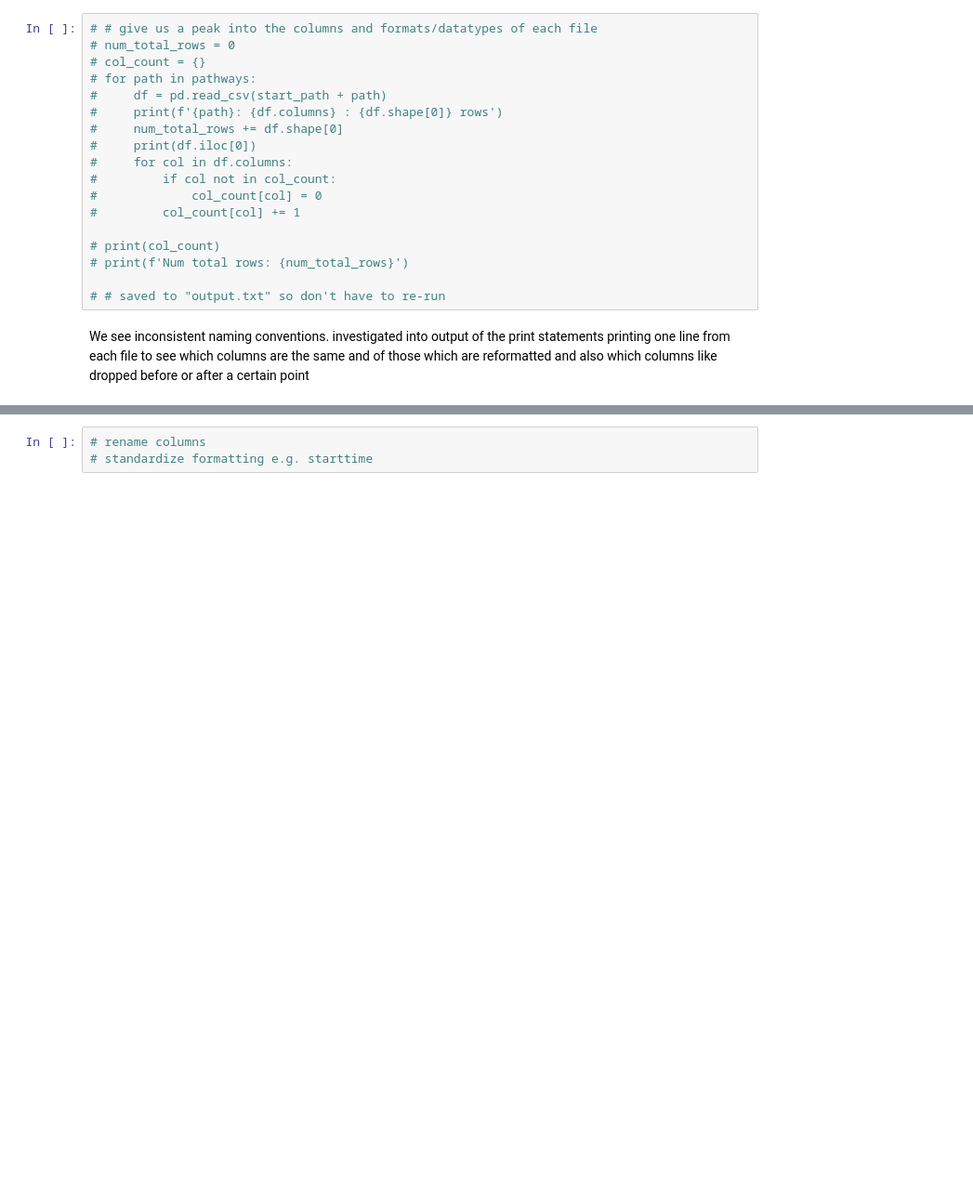
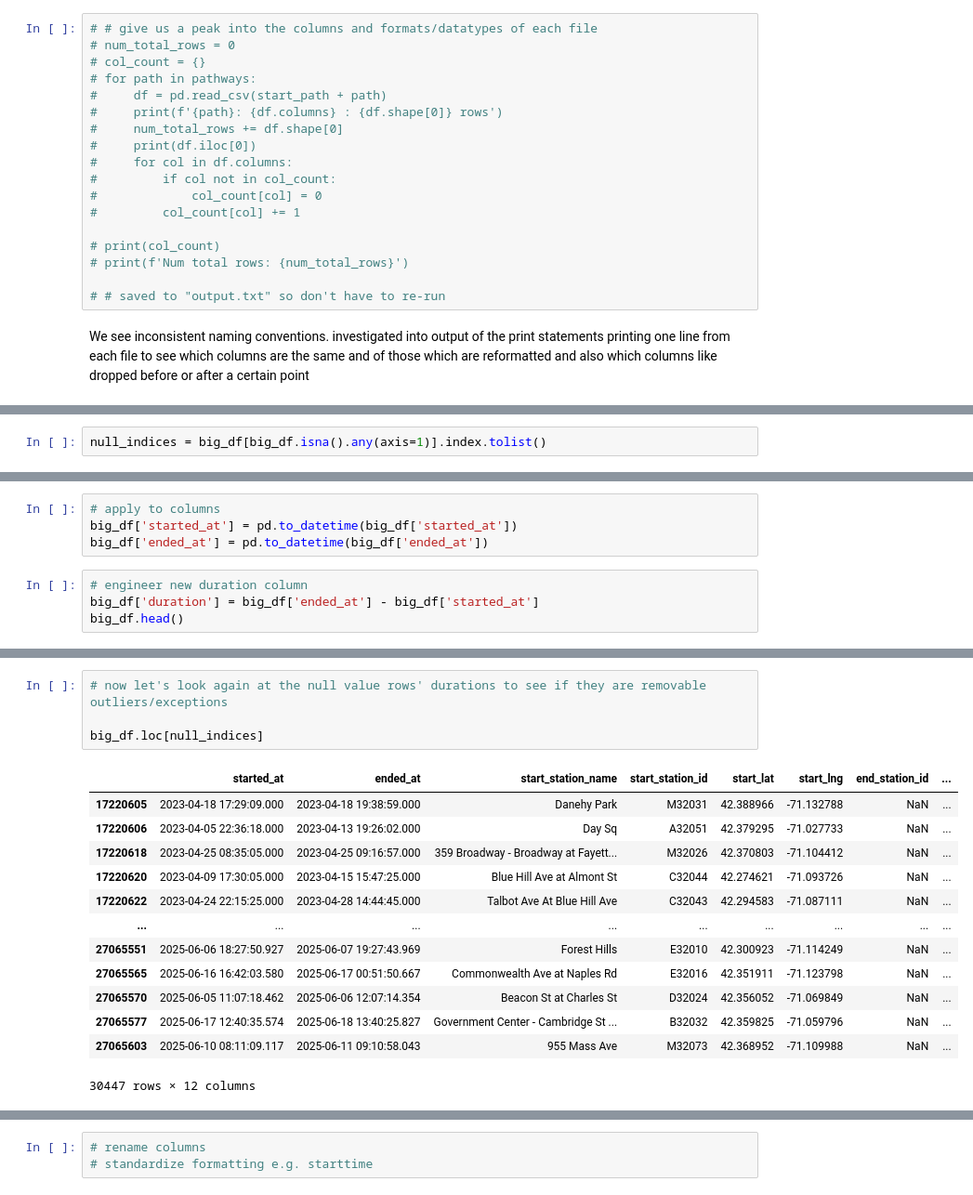
Before and after one commit to ejwang8/bike-share-eda-modelling-dashboard, a Jupyter notebook: bike-eda-modelling.ipynb, the cells around one changed output, grey strips where cells are left out. Shown: that part at 93% size. Cells and saved outputs as stored; diff of their text form; blank space fills up the shorter version.

```diff
--- a/bike-eda-modelling.ipynb
+++ b/bike-eda-modelling.ipynb
@@ -151,0 +265,2 @@ then i'll rename columns, standardize formatting, and visualize with EDA as well
+# %%
+null_indices = big_df[big_df.isna().any(axis=1)].index.tolist()
@@ -151,0 +305,8 @@ then i'll rename columns, standardize formatting, and visualize with EDA as well
+# %%
+# apply to columns
+big_df['started_at'] = pd.to_datetime(big_df['started_at'])
+big_df['ended_at'] = pd.to_datetime(big_df['ended_at'])
+# %%
+# engineer new duration column
+big_df['duration'] = big_df['ended_at'] - big_df['started_at']
+big_df.head()
@@ -151,0 +320,18 @@ then i'll rename columns, standardize formatting, and visualize with EDA as well
+# %%
+# now let's look again at the null value rows' durations to see if they are removable outliers/exceptions
+
+big_df.loc[null_indices]
+# %% [output]
+|  | started_at | ended_at | start_station_name | start_station_id | start_lat | start_lng | end_station_id | ... |
+| 17220605 | 2023-04-18 17:29:09.000 | 2023-04-18 19:38:59.000 | Danehy Park | M32031 | 42.388966 | -71.132788 | NaN | ... |
+| 17220606 | 2023-04-05 22:36:18.000 | 2023-04-13 19:26:02.000 | Day Sq | A32051 | 42.379295 | -71.027733 | NaN | ... |
+| 17220618 | 2023-04-25 08:35:05.000 | 2023-04-25 09:16:57.000 | 359 Broadway - Broadway at Fayett... | M32026 | 42.370803 | -71.104412 | NaN | ... |
+| 17220620 | 2023-04-09 17:30:05.000 | 2023-04-15 15:47:25.000 | Blue Hill Ave at Almont St | C32044 | 42.274621 | -71.093726 | NaN | ... |
+| 17220622 | 2023-04-24 22:15:25.000 | 2023-04-28 14:44:45.000 | Talbot Ave At Blue Hill Ave | C32043 | 42.294583 | -71.087111 | NaN | ... |
+| ... | ... | ... | ... | ... | ... | ... | ... | ... |
+| 27065551 | 2025-06-06 18:27:50.927 | 2025-06-07 19:27:43.969 | Forest Hills | E32010 | 42.300923 | -71.114249 | NaN | ... |
+| 27065565 | 2025-06-16 16:42:03.580 | 2025-06-17 00:51:50.667 | Commonwealth Ave at Naples Rd | E32016 | 42.351911 | -71.123798 | NaN | ... |
+| 27065570 | 2025-06-05 11:07:18.462 | 2025-06-06 12:07:14.354 | Beacon St at Charles St | D32024 | 42.356052 | -71.069849 | NaN | ... |
+| 27065577 | 2025-06-17 12:40:35.574 | 2025-06-18 13:40:25.827 | Government Center - Cambridge St ... | B32032 | 42.359825 | -71.059796 | NaN | ... |
+| 27065603 | 2025-06-10 08:11:09.117 | 2025-06-11 09:10:58.043 | 955 Mass Ave | M32073 | 42.368952 | -71.109988 | NaN | ... |
+30447 rows × 12 columns
```
Also changed, not shown: parts of 36 cells of this notebook.
